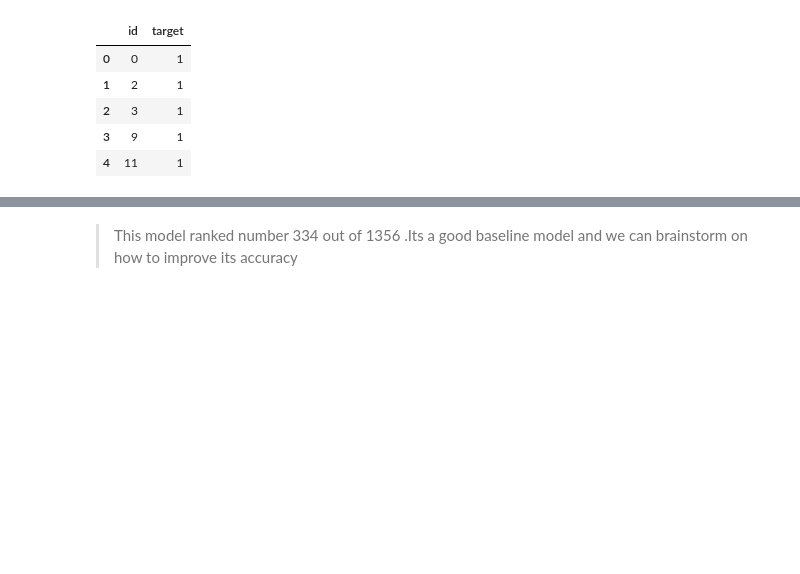
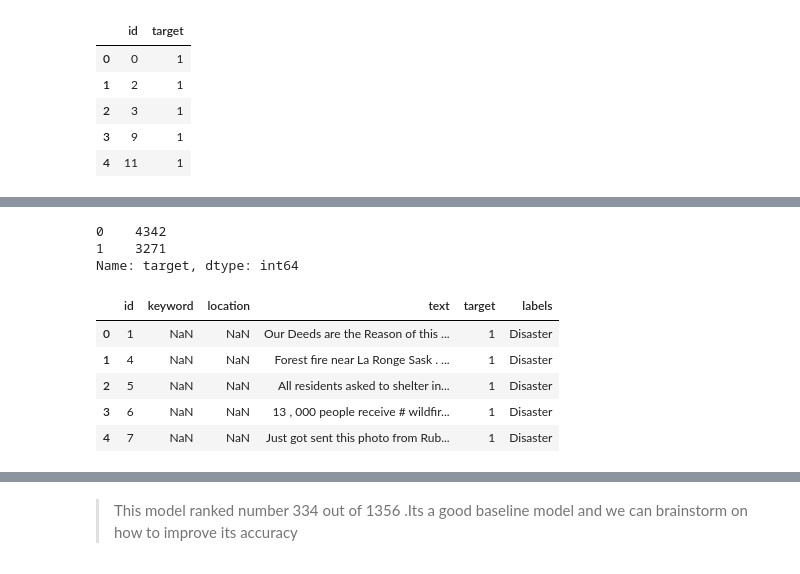
Before and after one commit to PrecyMaeMwanyungu/Fabulous-tokenizers_disaster_tweets_repository, a Jupyter notebook: Fabulous_Tokenizers__Project_Week.ipynb, the cells around one changed output, grey strips where cells are left out. Drawn from its saved outputs; the diff is of its cells as text; code cells hidden in the pictures; blank space fills up the shorter version.

```diff
--- a/Fabulous_Tokenizers__Project_Week.ipynb
+++ b/Fabulous_Tokenizers__Project_Week.ipynb
@@ -601,0 +697,12 @@ sub.head()
+# %%
+## Some preprocessing
+import re
+
+allowed_chars = ' AaBbCcDdEeFfGgHhIiJjKkLlMmNnOoPpQqRrSsTtUuVvWwXxYyZz0123456789~`!@#$%^&*()-=_+[]{}|;:",./<>?'
+punct = '!?,.@#'
+maxlen = 280
+
+def preprocess(text):
+    return ''.join([' ' + char + ' ' if char in punct else char for char in [char for char in re.sub(r'http\S+', 'http', text, flags=re.MULTILINE) if char in allowed_chars]])[:maxlen]
+    # Applying preprocessing on our train data
+df['text']=df['text'].apply(preprocess)
@@ -601,0 +718,25 @@ sub.head()
+# %%
+## Data Preparation
+df['target'].value_counts()
+# %% [output]
+0    4342
+1    3271
+Name: target, dtype: int64
+# %%
+# Adding labels to our target
+condition=[
+           (df['target']==1),
+           (df['target']==0)
+]
+
+values=['Disaster','No_Disaster']
+
+df['labels']=np.select(condition,values)
+df.head()
+# %% [output]
+|  | id | keyword | location | text | target | labels |
+| 0 | 1 | NaN | NaN | Our Deeds are the Reason of this ... | 1 | Disaster |
+| 1 | 4 | NaN | NaN | Forest fire near La Ronge Sask . ... | 1 | Disaster |
+| 2 | 5 | NaN | NaN | All residents asked to shelter in... | 1 | Disaster |
+| 3 | 6 | NaN | NaN | 13 , 000 people receive # wildfir... | 1 | Disaster |
+| 4 | 7 | NaN | NaN | Just got sent this photo from Rub... | 1 | Disaster |
```
Also changed, not shown: parts of 54 cells of this notebook.
